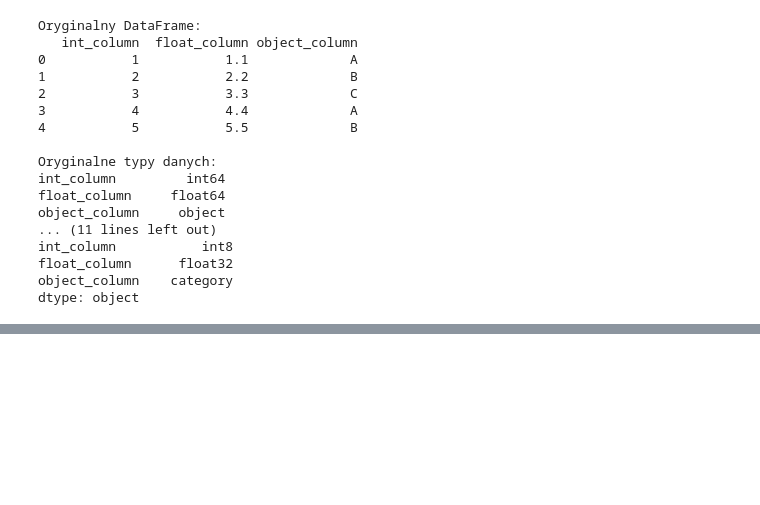
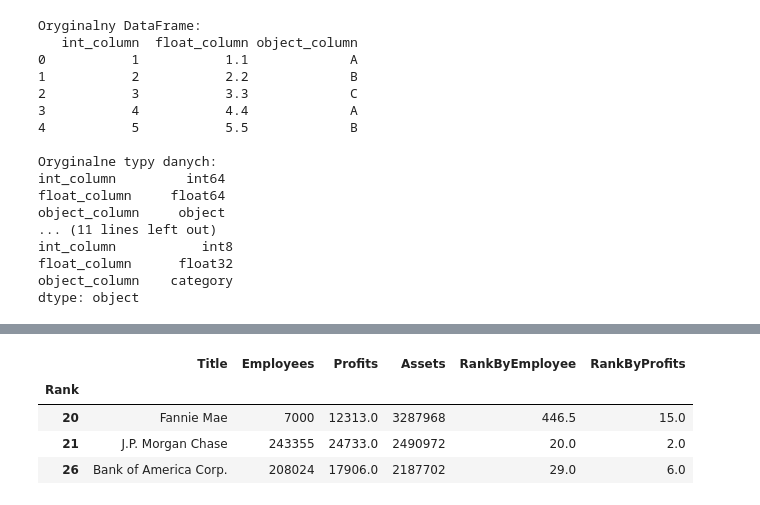
Before and after one commit to kudzik/Career-Path-Data-Science, a Jupyter notebook: Zadania/Zadania_Pandas.ipynb, the cells around one changed output, grey strips where cells are left out. Drawn from its saved outputs; the diff is of its cells as text; code cells hidden in the pictures; blank space fills up the shorter version.

```diff
--- a/Zadania/Zadania_Pandas.ipynb
+++ b/Zadania/Zadania_Pandas.ipynb
@@ -3825,0 +4055,10 @@ dtype: object
+# %%
+# Wyświetl 3 firmy, które mają największy zasób środków trwałych (kolumna Assets)
+
+fortune.nlargest(n=3, columns="Assets")
+# %% [output]
+|  | Title | Employees | Profits | Assets | RankByEmployee | RankByProfits |
+| Rank |  |  |  |  |  |  |
+| 20 | Fannie Mae | 7000 | 12313.0 | 3287968 | 446.5 | 15.0 |
+| 21 | J.P. Morgan Chase | 243355 | 24733.0 | 2490972 | 20.0 | 2.0 |
+| 26 | Bank of America Corp. | 208024 | 17906.0 | 2187702 | 29.0 | 6.0 |
```
Also changed, not shown: parts of 18 cells of this notebook, 1 other file.
